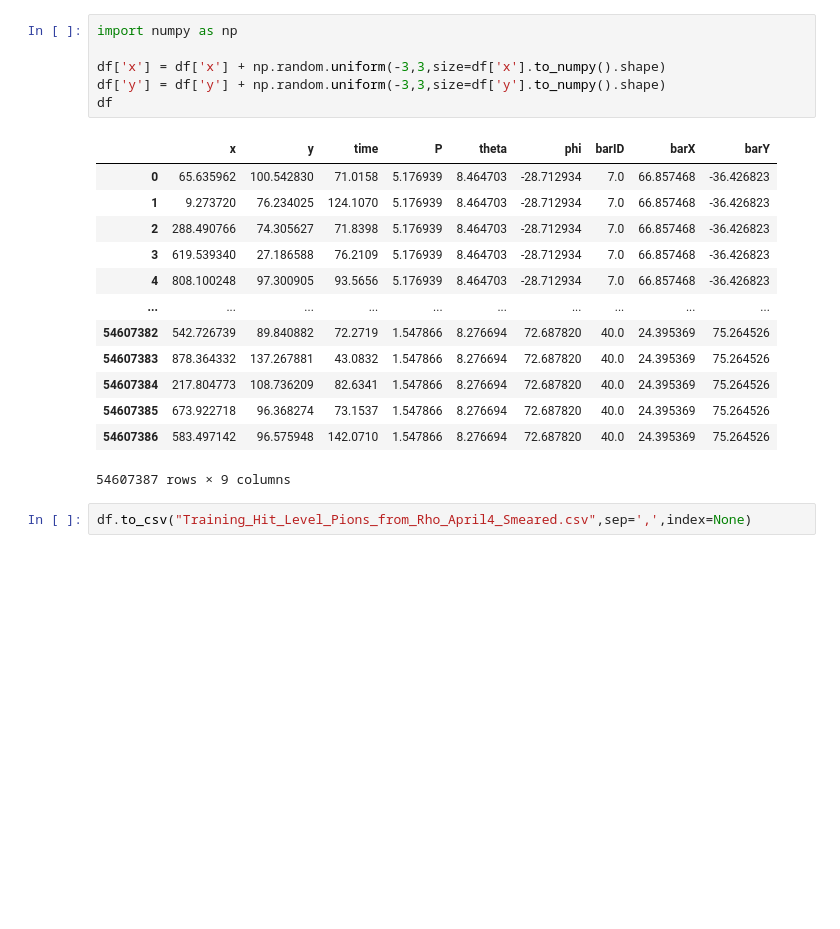
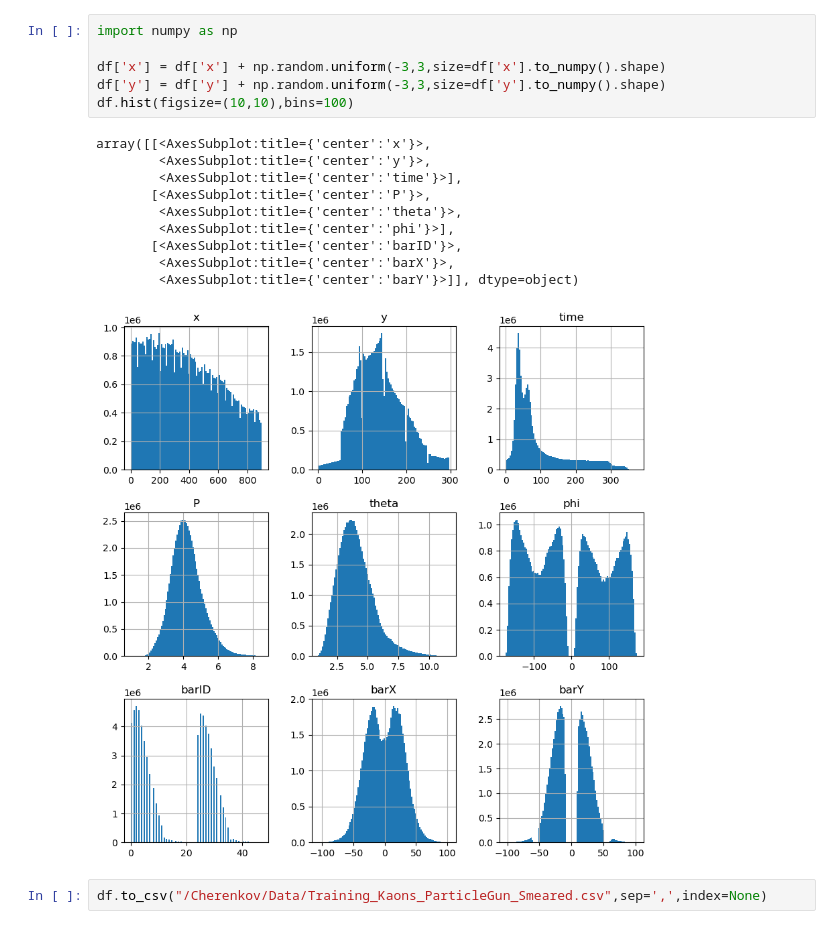
Before and after one commit to wmdataphys/DeeperRICH, a Jupyter notebook: FastSimulation/Processing/MakeData.ipynb, the cells around one changed output. Saved outputs shown, nothing was run; the diff lists cells and outputs as text; blank space fills up the shorter version.

```diff
--- a/FastSimulation/Processing/MakeData.ipynb
+++ b/FastSimulation/Processing/MakeData.ipynb
@@ -297,22 +229,19 @@ df
 # %%
 import numpy as np
 
 df['x'] = df['x'] + np.random.uniform(-3,3,size=df['x'].to_numpy().shape)
 df['y'] = df['y'] + np.random.uniform(-3,3,size=df['y'].to_numpy().shape)
-df
+df.hist(figsize=(10,10),bins=100)
 # %% [output]
-|  | x | y | time | P | theta | phi | barID | barX | barY |
-| 0 | 65.635962 | 100.542830 | 71.0158 | 5.176939 | 8.464703 | -28.712934 | 7.0 | 66.857468 | -36.426823 |
-| 1 | 9.273720 | 76.234025 | 124.1070 | 5.176939 | 8.464703 | -28.712934 | 7.0 | 66.857468 | -36.426823 |
-| 2 | 288.490766 | 74.305627 | 71.8398 | 5.176939 | 8.464703 | -28.712934 | 7.0 | 66.857468 | -36.426823 |
-| 3 | 619.539340 | 27.186588 | 76.2109 | 5.176939 | 8.464703 | -28.712934 | 7.0 | 66.857468 | -36.426823 |
-| 4 | 808.100248 | 97.300905 | 93.5656 | 5.176939 | 8.464703 | -28.712934 | 7.0 | 66.857468 | -36.426823 |
-| ... | ... | ... | ... | ... | ... | ... | ... | ... | ... |
-| 54607382 | 542.726739 | 89.840882 | 72.2719 | 1.547866 | 8.276694 | 72.687820 | 40.0 | 24.395369 | 75.264526 |
-| 54607383 | 878.364332 | 137.267881 | 43.0832 | 1.547866 | 8.276694 | 72.687820 | 40.0 | 24.395369 | 75.264526 |
-| 54607384 | 217.804773 | 108.736209 | 82.6341 | 1.547866 | 8.276694 | 72.687820 | 40.0 | 24.395369 | 75.264526 |
-| 54607385 | 673.922718 | 96.368274 | 73.1537 | 1.547866 | 8.276694 | 72.687820 | 40.0 | 24.395369 | 75.264526 |
-| 54607386 | 583.497142 | 96.575948 | 142.0710 | 1.547866 | 8.276694 | 72.687820 | 40.0 | 24.395369 | 75.264526 |
-54607387 rows × 9 columns
+array([[<AxesSubplot:title={'center':'x'}>,
+        <AxesSubplot:title={'center':'y'}>,
+        <AxesSubplot:title={'center':'time'}>],
+       [<AxesSubplot:title={'center':'P'}>,
+        <AxesSubplot:title={'center':'theta'}>,
+        <AxesSubplot:title={'center':'phi'}>],
+       [<AxesSubplot:title={'center':'barID'}>,
+        <AxesSubplot:title={'center':'barX'}>,
+        <AxesSubplot:title={'center':'barY'}>]], dtype=object)
+[figure, added]
 # %%
-df.to_csv("Training_Hit_Level_Pions_from_Rho_April4_Smeared.csv",sep=',',index=None)
+df.to_csv("/Cherenkov/Data/Training_Kaons_ParticleGun_Smeared.csv",sep=',',index=None)
```
Also changed, not shown: parts of 34 cells of this notebook, 4 other files.
